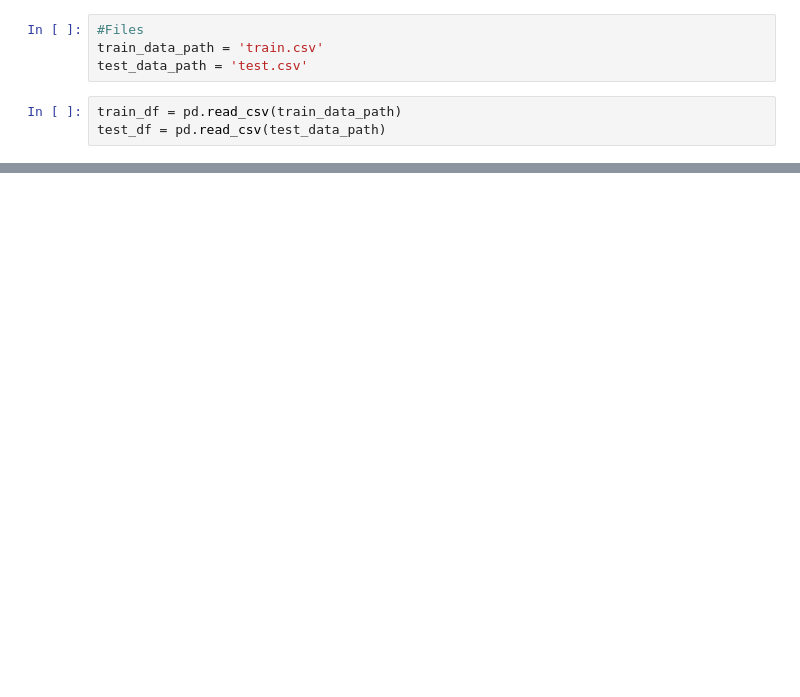
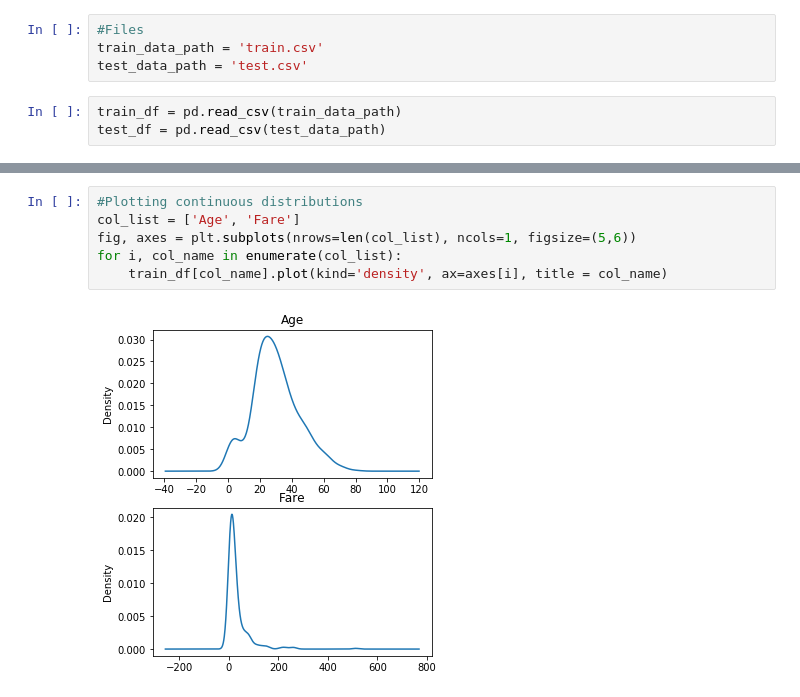
Before and after one commit to pengnam/kaggle-titanic, a Jupyter notebook: titanic.ipynb, the cells around one changed output, grey strips where cells are left out. Saved outputs shown, nothing was run; the diff lists cells and outputs as text; blank space fills up the shorter version.

```diff
--- a/titanic.ipynb
+++ b/titanic.ipynb
@@ -34,0 +39,8 @@ train_df.remove
+# %%
+#Plotting continuous distributions
+col_list = ['Age', 'Fare']
+fig, axes = plt.subplots(nrows=len(col_list), ncols=1, figsize=(5,6))
+for i, col_name in enumerate(col_list):
+    train_df[col_name].plot(kind='density', ax=axes[i], title = col_name)
+# %% [output]
+[figure, added]
```
Also changed, not shown: parts of 5 cells of this notebook.
